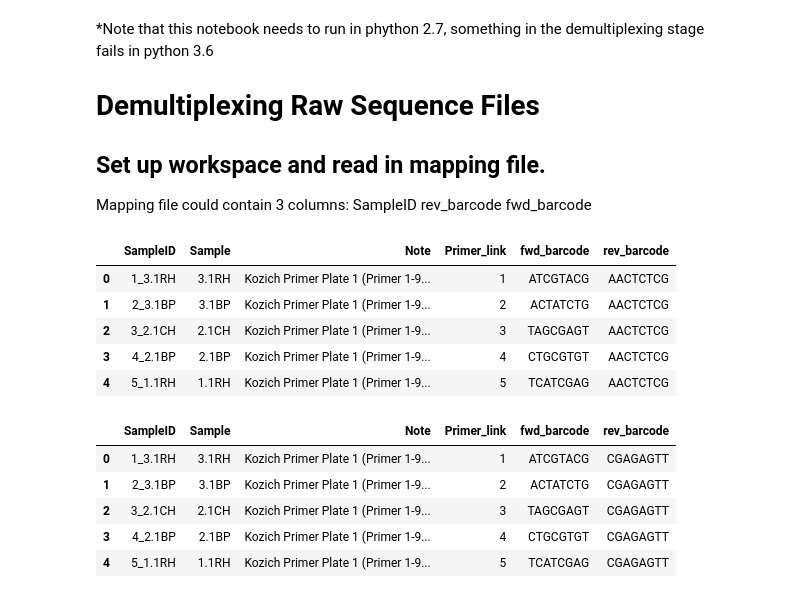
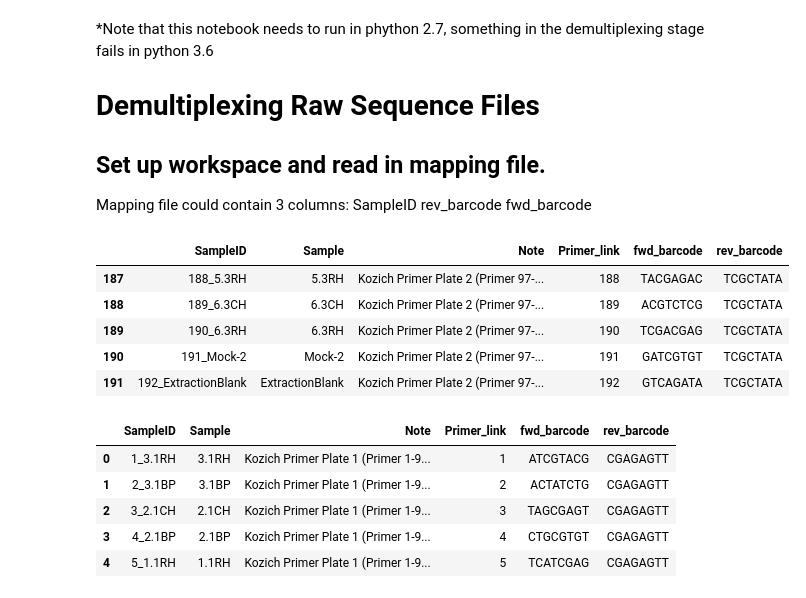
Before and after one commit to bdemmett/Hyphosphere, a Jupyter notebook: notebooks/1-DemultiplexExp10.ipynb, the cells around one changed output. Drawn from its saved outputs; the diff is of its cells as text; code cells hidden in the pictures.

```diff
--- a/notebooks/1-DemultiplexExp10.ipynb
+++ b/notebooks/1-DemultiplexExp10.ipynb
@@ -34,14 +34,14 @@ nprocs = 3
 # %%
 ir_df = pd.read_table("/home/be68/Hyphosphere/Exp10/Exp10MappingFile.txt")
 # %%
-ir_df.head()
+ir_df.tail()
 # %% [output]
 |  | SampleID | Sample | Note | Primer_link | fwd_barcode | rev_barcode |
-| 0 | 1_3.1RH | 3.1RH | Kozich Primer Plate 1 (Primer 1-9... | 1 | ATCGTACG | AACTCTCG |
-| 1 | 2_3.1BP | 3.1BP | Kozich Primer Plate 1 (Primer 1-9... | 2 | ACTATCTG | AACTCTCG |
-| 2 | 3_2.1CH | 2.1CH | Kozich Primer Plate 1 (Primer 1-9... | 3 | TAGCGAGT | AACTCTCG |
-| 3 | 4_2.1BP | 2.1BP | Kozich Primer Plate 1 (Primer 1-9... | 4 | CTGCGTGT | AACTCTCG |
-| 4 | 5_1.1RH | 1.1RH | Kozich Primer Plate 1 (Primer 1-9... | 5 | TCATCGAG | AACTCTCG |
+| 187 | 188_5.3RH | 5.3RH | Kozich Primer Plate 2 (Primer 97-... | 188 | TACGAGAC | TCGCTATA |
+| 188 | 189_6.3CH | 6.3CH | Kozich Primer Plate 2 (Primer 97-... | 189 | ACGTCTCG | TCGCTATA |
+| 189 | 190_6.3RH | 6.3RH | Kozich Primer Plate 2 (Primer 97-... | 190 | TCGACGAG | TCGCTATA |
+| 190 | 191_Mock-2 | Mock-2 | Kozich Primer Plate 2 (Primer 97-... | 191 | GATCGTGT | TCGCTATA |
+| 191 | 192_ExtractionBlank | ExtractionBlank | Kozich Primer Plate 2 (Primer 97-... | 192 | GTCAGATA | TCGCTATA |
 # %%
 # rev-comp functions
 def complement(seq):
```
Also changed, not shown: parts of 7 cells of this notebook, 37 other files.
